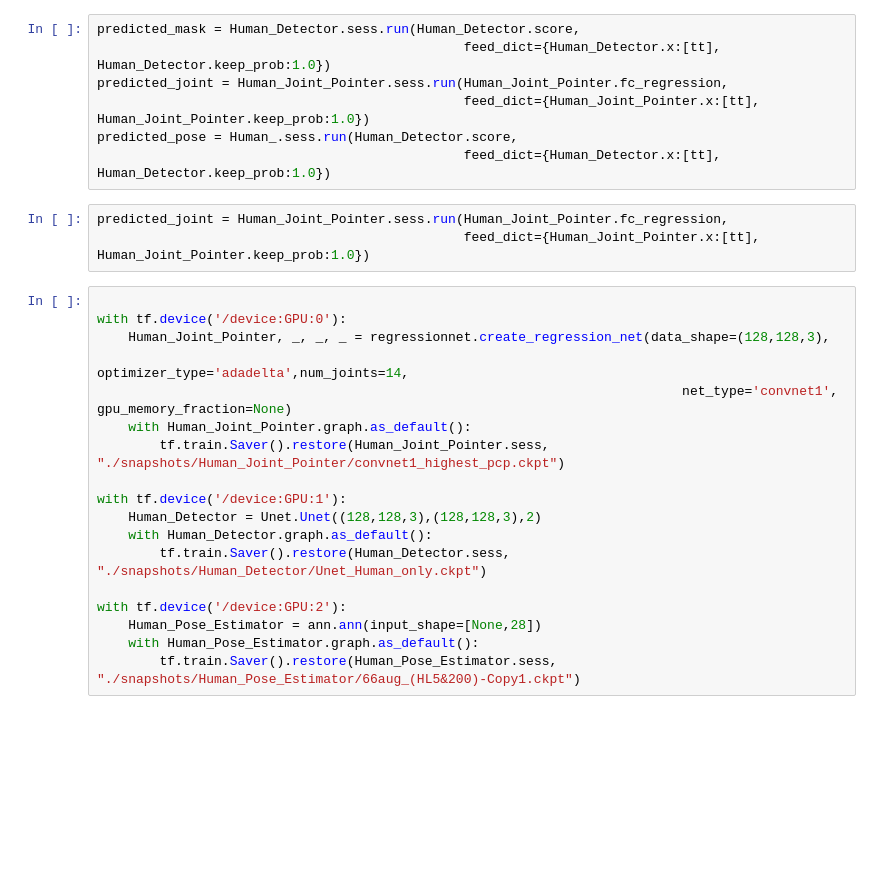
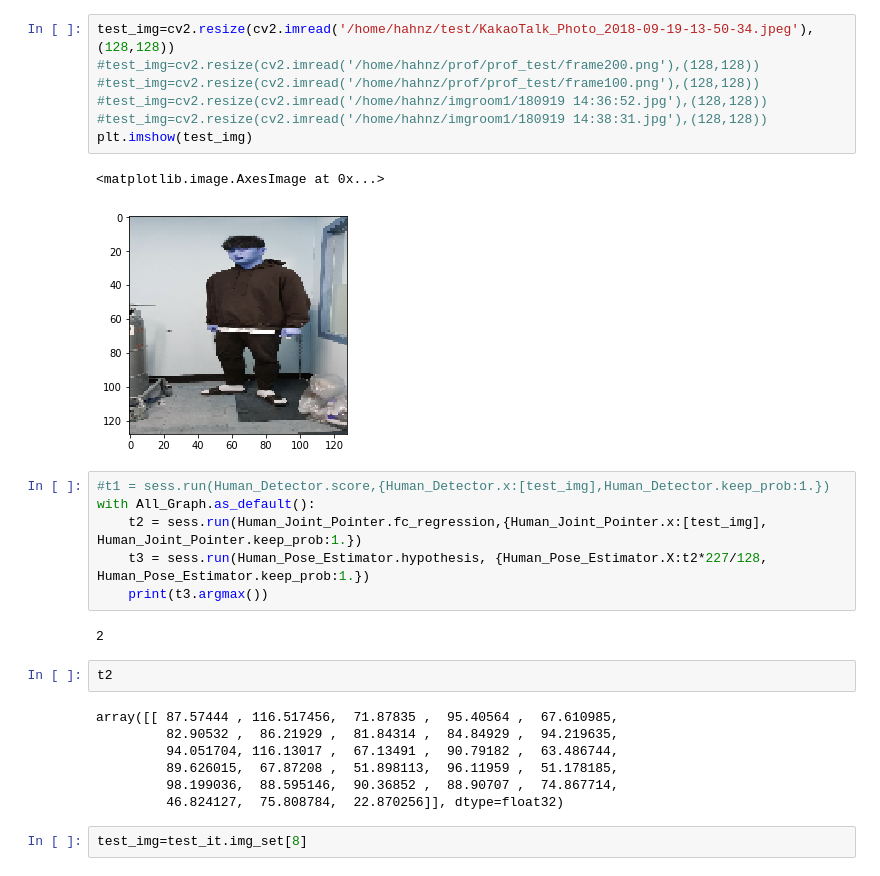
Before and after one commit to Hahnnz/Human_Pose_MET_Score_Estimation, a Jupyter notebook: Deploy.ipynb, the cells around one changed output. Cells and saved outputs as stored; diff of their text form; blank space fills up the shorter version.

```diff
--- a/Deploy.ipynb
+++ b/Deploy.ipynb
@@ -35,28 +65,29 @@ tt=cv2.resize(cv2.imread(test_path1),(128,128))
+# %%
+test_img=cv2.resize(cv2.imread('/home/hahnz/test/KakaoTalk_Photo_2018-09-19-13-50-34.jpeg'),(128,128))
+#test_img=cv2.resize(cv2.imread('/home/hahnz/prof/prof_test/frame200.png'),(128,128))
+#test_img=cv2.resize(cv2.imread('/home/hahnz/prof/prof_test/frame100.png'),(128,128))
+#test_img=cv2.resize(cv2.imread('/home/hahnz/imgroom1/180919 14:36:52.jpg'),(128,128))
+#test_img=cv2.resize(cv2.imread('/home/hahnz/imgroom1/180919 14:38:31.jpg'),(128,128))
+plt.imshow(test_img)
+# %% [output]
+<matplotlib.image.AxesImage at 0x...>
+[figure, added]
 # %%
-predicted_mask = Human_Detector.sess.run(Human_Detector.score,
-                                               feed_dict={Human_Detector.x:[tt], Human_Detector.keep_prob:1.0})
-predicted_joint = Human_Joint_Pointer.sess.run(Human_Joint_Pointer.fc_regression,
-                                               feed_dict={Human_Joint_Pointer.x:[tt], Human_Joint_Pointer.keep_prob:1.0})
-predicted_pose = Human_.sess.run(Human_Detector.score,
-                                               feed_dict={Human_Detector.x:[tt], Human_Detector.keep_prob:1.0})
+#t1 = sess.run(Human_Detector.score,{Human_Detector.x:[test_img],Human_Detector.keep_prob:1.})
+with All_Graph.as_default():
+    t2 = sess.run(Human_Joint_Pointer.fc_regression,{Human_Joint_Pointer.x:[test_img], Human_Joint_Pointer.keep_prob:1.})
+    t3 = sess.run(Human_Pose_Estimator.hypothesis, {Human_Pose_Estimator.X:t2*227/128, Human_Pose_Estimator.keep_prob:1.})
+    print(t3.argmax())
+# %% [output]
+2
-# %%
-predicted_joint = Human_Joint_Pointer.sess.run(Human_Joint_Pointer.fc_regression,
-                                               feed_dict={Human_Joint_Pointer.x:[tt], Human_Joint_Pointer.keep_prob:1.0})
-# %%
-
-with tf.device('/device:GPU:0'):
-    Human_Joint_Pointer, _, _, _ = regressionnet.create_regression_net(data_shape=(128,128,3),
-                                                                           optimizer_type='adadelta',num_joints=14,
-                                                                           net_type='convnet1', gpu_memory_fraction=None)
-    with Human_Joint_Pointer.graph.as_default():
-        tf.train.Saver().restore(Human_Joint_Pointer.sess, "./snapshots/Human_Joint_Pointer/convnet1_highest_pcp.ckpt")
-
-with tf.device('/device:GPU:1'):
-    Human_Detector = Unet.Unet((128,128,3),(128,128,3),2)
-    with Human_Detector.graph.as_default():
-        tf.train.Saver().restore(Human_Detector.sess, "./snapshots/Human_Detector/Unet_Human_only.ckpt")
-
-with tf.device('/device:GPU:2'):
-    Human_Pose_Estimator = ann.ann(input_shape=[None,28])
-    with Human_Pose_Estimator.graph.as_default():
-        tf.train.Saver().restore(Human_Pose_Estimator.sess, "./snapshots/Human_Pose_Estimator/66aug_(HL5&200)-Copy1.ckpt")
+# %%
+t2
+# %% [output]
+array([[ 87.57444 , 116.517456,  71.87835 ,  95.40564 ,  67.610985,
+         82.90532 ,  86.21929 ,  81.84314 ,  84.84929 ,  94.219635,
+         94.051704, 116.13017 ,  67.13491 ,  90.79182 ,  63.486744,
+         89.626015,  67.87208 ,  51.898113,  96.11959 ,  51.178185,
+         98.199036,  88.595146,  90.36852 ,  88.90707 ,  74.867714,
+         46.824127,  75.808784,  22.870256]], dtype=float32)
+# %%
+test_img=test_it.img_set[8]
```
Also changed, not shown: parts of 7 cells of this notebook.
